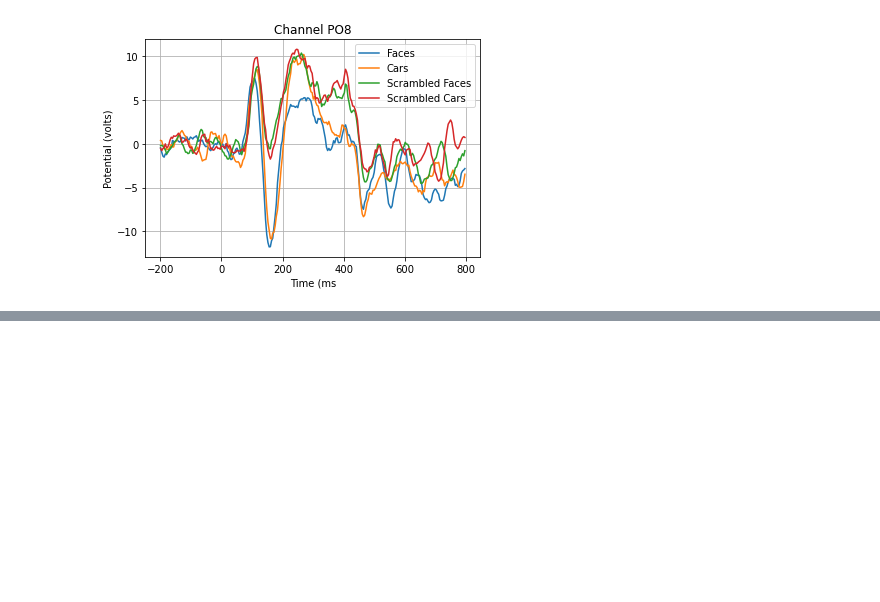
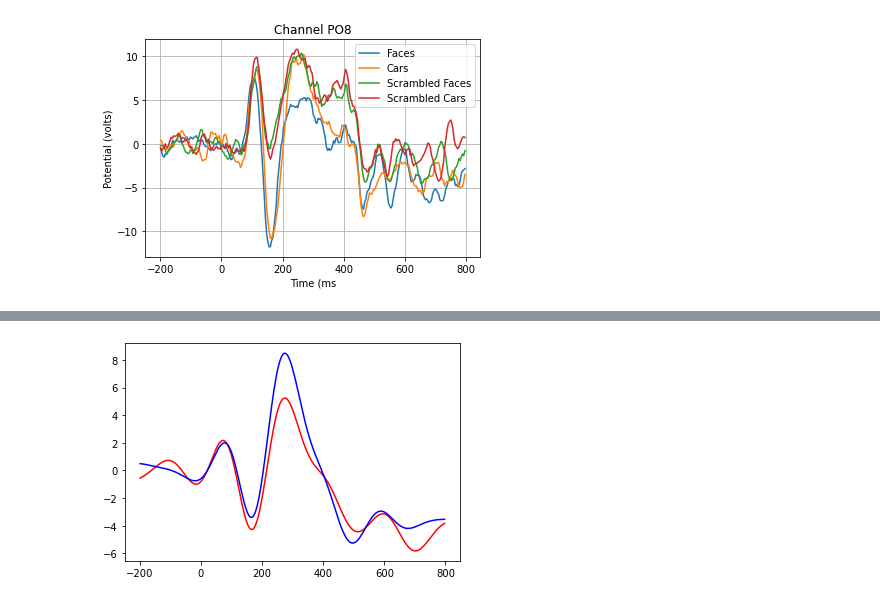
Before and after one commit to joshuazempoalteca/COGS108, a Jupyter notebook: Exercises/Exercise3.ipynb, the cells around one changed output, grey strips where cells are left out. Drawn from its saved outputs; the diff is of its cells as text; code cells hidden in the pictures; blank space fills up the shorter version.

```diff
--- a/Exercises/Exercise3.ipynb
+++ b/Exercises/Exercise3.ipynb
@@ -113,0 +129,23 @@ for i in range(len(channel_positions)):
+# %%
+#Apply filters & extract the N170 amplitude & latency (timing) @ one of PO7,PO8
+#for the face & car stimuli. Select the electrode that has the clearest N170 for
+#all 3 participants data. PO8=25
+pass_freq = 6
+stop_freq = 10
+b,a,w,h = makefilter(samplingrate,pass_freq,stop_freq)
+
+erpfilt_face = signal.filtfilt(b, a, erp_face, axis = 1)
+erpfilt_car = signal.filtfilt(b, a, erp_car, axis = 1)
+
+plt.plot(eeg_time, erpfilt_face[25,:], 'r')
+plt.plot(eeg_time, erpfilt_car[25,:], 'b')
+
+max_face = np.max(erpfilt_face[25,:]) #max voltage
+max_index_face = np.argmax(erpfilt_face[25,:]) #latency
+max_time_face = eeg_time[max_index_face] #time in ms
+
+max_car = np.max(erpfilt_car[25,:]) #max voltage
+max_index_car = np.argmax(erpfilt_car[25,:]) #latency
+max_time_car = eeg_time[max_index_car] #time in ms
+# %% [output]
+[figure, added]
```
Also changed, not shown: parts of 4 cells of this notebook.
